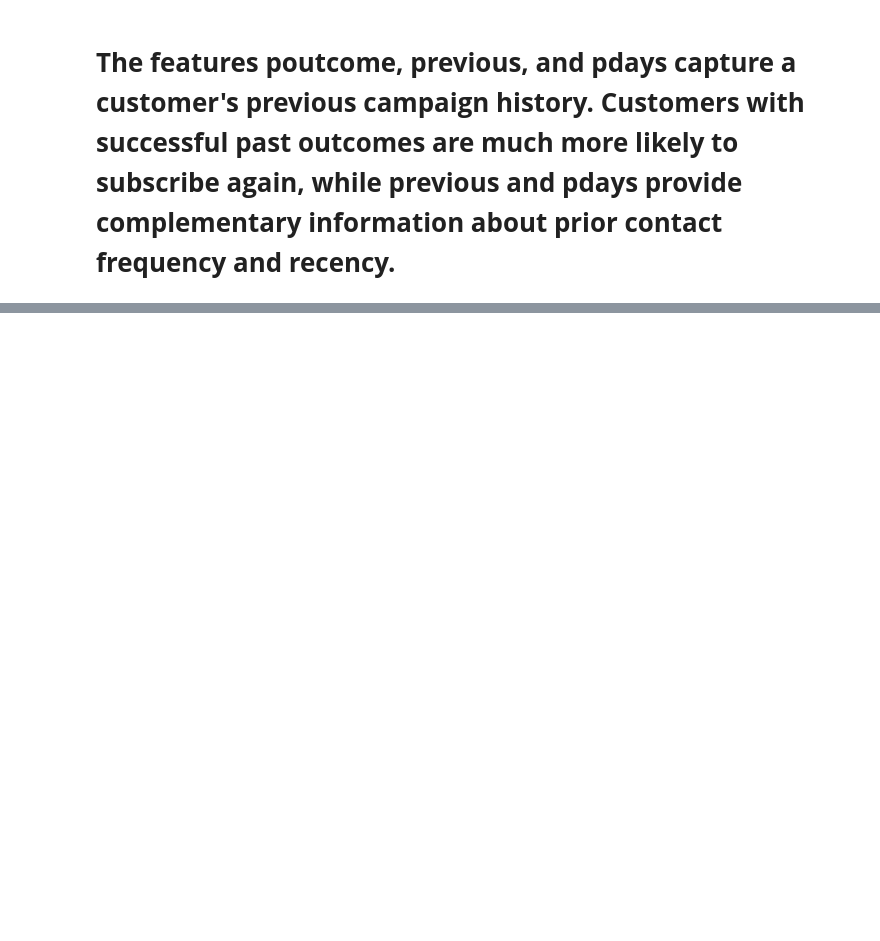
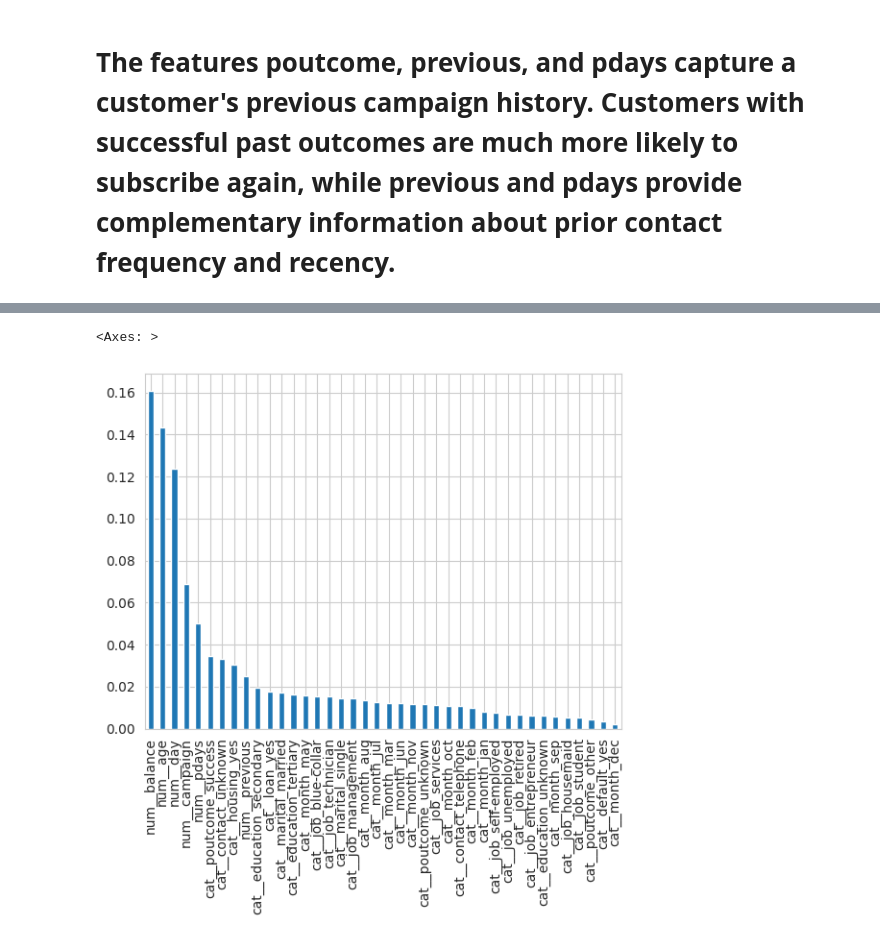
Before and after one commit to UKD1211/100_days_ML_cX_ISI_DS, a Jupyter notebook: Bank_Marketing_Campaign.ipynb, the cells around one changed output, grey strips where cells are left out. Drawn from its saved outputs; the diff is of its cells as text; code cells hidden in the pictures; blank space fills up the shorter version.

```diff
--- a/Bank_Marketing_Campaign.ipynb
+++ b/Bank_Marketing_Campaign.ipynb
@@ -718,0 +1589,5 @@ print(accuracy_score(y_test_mod, rf.predict(X_test_processed)))
+# %%
+from sklearn.ensemble import GradientBoostingClassifier
+gb = GradientBoostingClassifier()
+gb.fit(X_train_processed,y_train_mod)
+print(accuracy_score(y_test_mod, gb.predict(X_test_processed)))
@@ -721,3 +1601,8 @@ pd.Series(dt.feature_importances_,name = 'importance', index =X_train_processed.
+# %%
+pd.Series(rf.feature_importances_,name = 'importance', index =X_train_processed.columns).sort_values(ascending = False).plot(kind = 'bar')
+# %% [output]
+<Axes: >
+[figure, added]
 # %%
 from sklearn.metrics import confusion_matrix, precision_score, recall_score, f1_score, roc_auc_score, roc_curve, precision_recall_curve
 # %%
```
Also changed, not shown: parts of 141 cells of this notebook.
